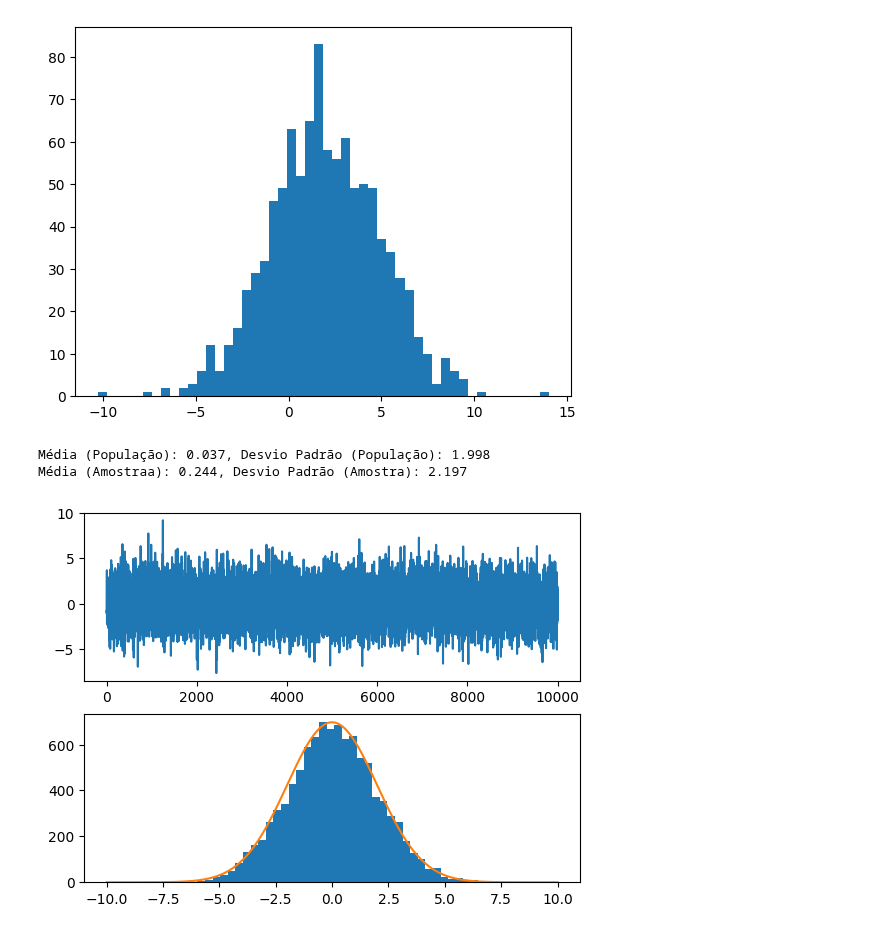
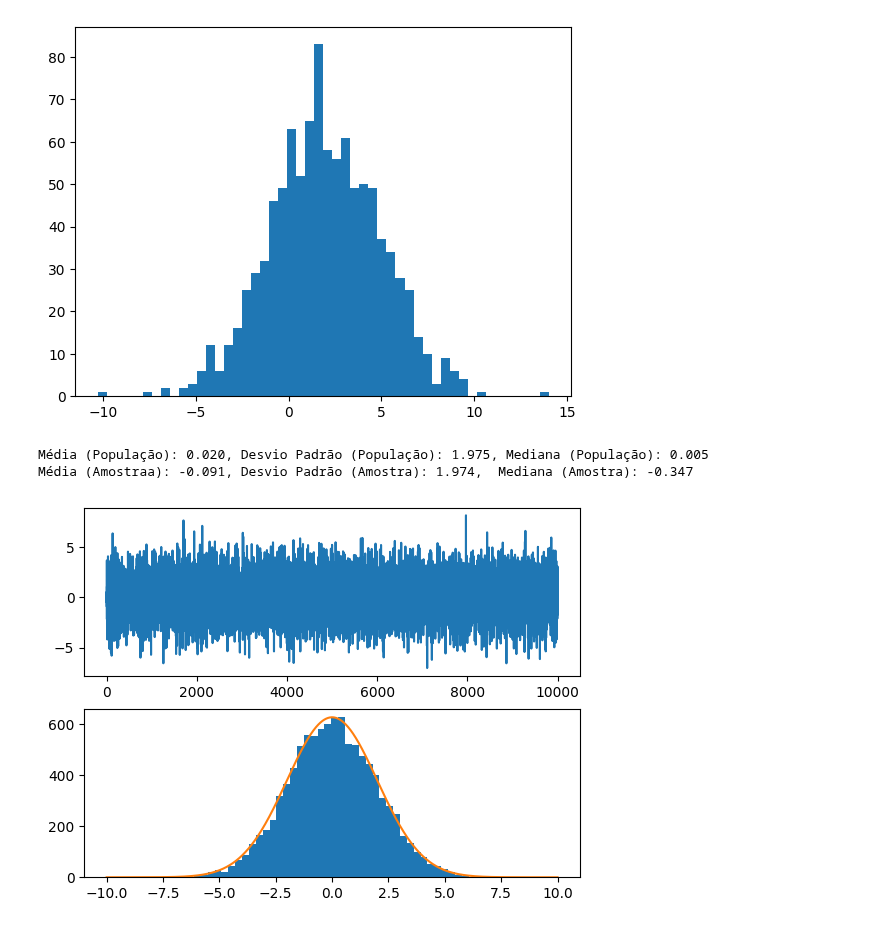
Before and after one commit to albertoakel/EBAC, a Jupyter notebook: notebook/Revisão_estatistica.ipynb, the cells around one changed output. Cells and saved outputs as stored; diff of their text form; code cells hidden in the pictures.

```diff
--- a/notebook/Revisão_estatistica.ipynb
+++ b/notebook/Revisão_estatistica.ipynb
@@ -85,30 +131,33 @@ plt.show()
 # %%
 mu=0
 sig=2
-population = np.random.normal(0, sig, size=10000)
-
+population = np.random.normal(0, sig, size=10000);
 sample = np.random.choice(population, size=100, replace=False)
 
-print(f"Média (População): {np.mean(population):.3f}, Desvio Padrão (População): {np.std(population):.3f}")
+print(f"Média (População): {np.mean(population):.3f}, \
+Desvio Padrão (População): {np.std(population):.3f}, \
+Mediana (População): {np.median(population):.3f}")
 
-print(f"Média (Amostraa): {np.mean(sample):.3f}, Desvio Padrão (Amostra): {np.std(sample):.3f}")
+print(f"Média (Amostraa): {np.mean(sample):.3f},\
+ Desvio Padrão (Amostra): {np.std(sample):.3f}, \
+ Mediana (Amostra): {np.median(sample):.3f}")
 #plt.plot(population)
 plt.subplot(2,1,1)
 plt.plot(population)
 plt.subplot(2,1,2)
 
 yo, xo, _ =plt.hist(population, bins=50);
 #y= plt.hist(population)
 x = np.linspace(-10, 10, 10000)
 
 k=1/(sig*np.sqrt(2*ma.pi))
 A=max(yo)
 y=k*np.exp(-0.5*((x-mu)/sig)**2)
 ynorm=y/max(y)*A
 
 
 plt.plot(x,ynorm);
 # %% [output]
-Média (População): 0.037, Desvio Padrão (População): 1.998
-Média (Amostraa): 0.244, Desvio Padrão (Amostra): 2.197
+Média (População): 0.020, Desvio Padrão (População): 1.975, Mediana (População): 0.005
+Média (Amostraa): -0.091, Desvio Padrão (Amostra): 1.974,  Mediana (Amostra): -0.347
-[figure, old version]
+[figure, new version]
```
Also changed, not shown: parts of 7 cells of this notebook.
